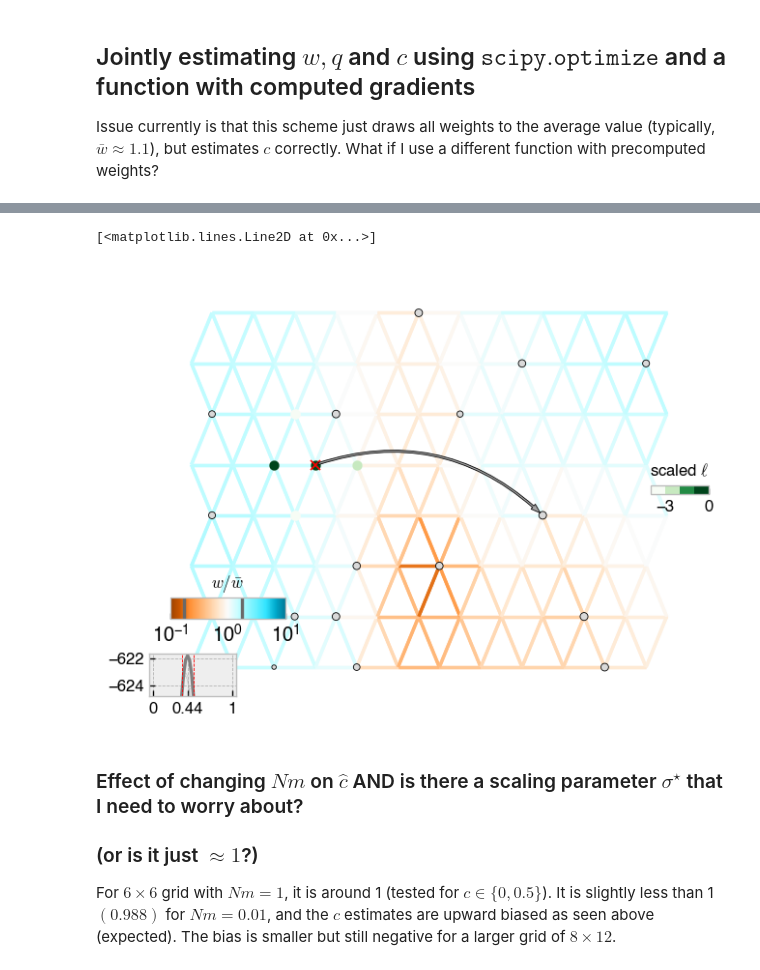
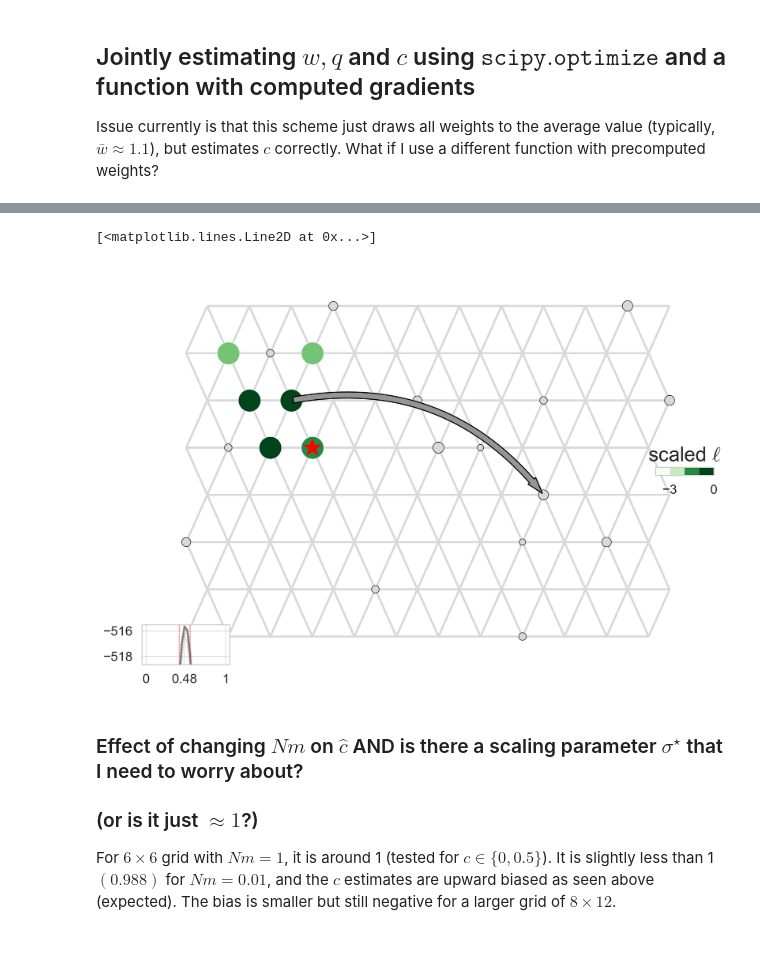
Before and after one commit to NovembreLab/feems, a Jupyter notebook: docs/notebooks/est-long-range.ipynb, the cells around one changed output, grey strips where cells are left out. Cells and saved outputs as stored; diff of their text form; code cells hidden in the pictures.

```diff
--- a/docs/notebooks/est-long-range.ipynb
+++ b/docs/notebooks/est-long-range.ipynb
@@ -57,7 +57,6 @@ plt.rcParams.update({
     "font.family": "Helvetica"
 })
 plt.rcParams['axes.axisbelow'] = True
-plt.style.use('bmh')
 rng = np.random.default_rng(2022)
 # %% [output]
 The autoreload extension is already loaded. To reload it, use:
@@ -470,8 +501,8 @@ Text(0, 0.5, 'empirical distance')
 # gen_test = np.delete(gen_test,np.where(gen_test.sum(axis=0)==0)[0],1)
 # gen_test = np.delete(gen_test,np.where(gen_test.sum(axis=0)==2*gen_test.shape[0])[0],1)
 # sp_graph = FEEMSmix_SpatialGraph(gen_test, coord, grid_def, edge_def)
-# sp_graph.fit(lamb=.5,optimize_q='n-dim',lamb_q=1.);
-# obj = FEEMSmix_Objective(sp_graph); obj.inv(); obj.grad(reg=False)
+sp_graph.fit(lamb=.5,optimize_q='n-dim',lamb_q=1.);
+obj = FEEMSmix_Objective(sp_graph); obj.inv(); obj.grad(reg=False)
 # sp_graph.sequential_fit()
 # top = obj.extract_outliers(0.25, verbose=True); #obj.inv(); obj.Lpinv = np.linalg.pinv(sp_graph.L.todense()); obj.grad(reg=False)
 # df = obj.calc_contour(destid=44,search_area='all',exclude_boundary=False)
@@ -1158,4 +1185,4 @@ Issue currently is that this scheme just draws all weights to the average value
 # gen_test = gen_test_80[list(range(np.sum(ss[:51])//2))+list(range(np.sum(ss[:52])//2,np.sum(ss)//2)),:]
 # gen_test = np.delete(gen_test,np.where(gen_test.sum(axis=0)==0)[0],1)
 # gen_test = np.delete(gen_test,np.where(gen_test.sum(axis=0)==2*gen_test.shape[0])[0],1)
-sp_graph = FEEMSmix_SpatialGraph(gen_test, coord, grid_def, edge_def)
+# sp_graph = FEEMSmix_SpatialGraph(gen_test, coord, grid_def, edge_def)
@@ -1177,10 +1211,18 @@ print(np.where(np.nanmin(np.nanmean(cvq_err,axis=0))==np.nanmean(cvq_err,axis=0)
 # %%
-sp_graph.fit(lamb=1.5,optimize_q='n-dim',lamb_q=0.5); obj = FEEMSmix_Objective(sp_graph);
+sp_graph.fit(lamb=.5,optimize_q='n-dim',lamb_q=0.5); obj = FEEMSmix_Objective(sp_graph);
 obj.inv(); obj.grad(reg=False); obj.Lpinv = np.linalg.pinv(sp_graph.L.todense())
-obj.extract_outliers()
-# oldw = deepcopy(sp_graph.w)
-# obj.eems_neg_log_lik() # -> 1036.8
+print(obj.eems_neg_log_lik())
+# obj.extract_outliers()
+
+# oldw = deepcopy(sp_graph.w); olds2 = deepcopy(sp_graph.s2)
+# print(obj.eems_neg_log_lik(), sp_graph.c) # -> 813.9
 # df = obj.calc_contour(destid=44,exclude_boundary=False)
+# %time joint_contour = obj.calc_joint_contour(destid=44, sourceid=51, search_area='radius', opts=2, lamb=1.5, lamb_q=0.5)
+# joint_contour
+# np.max(joint_df['log-lik'].loc[:0])
+# joint_contour, obj.calc_contour(44,sourceid=51,search_area='radius',opts=2)
+# joint_contour, joint_df.loc[topidx-1], df.loc[topidx]
+# df
 # print(df)
 # sp_graph.option='onlyc'
 # %% [output]
@@ -1300,20 +1367,21 @@ lambda=1.500, alpha=0.4368, converged in 1 iterations, train_loss=805.263
 # %%
-fig = plt.figure(dpi=120)
+fig = plt.figure(dpi=220)
 ax = fig.add_subplot(1, 1, 1)
 v = Viz(ax, sp_graph, projection=None, edge_width=2, abs_max=1,
-        edge_alpha=1, edge_zorder=100, sample_pt_size=20, obs_node_size=7.5, sample_pt_color="black", cbar_font_size=10)
-v.draw_edges(use_weights=True); v.draw_edge_colorbar(); v.draw_obs_nodes()
-v.draw_ll_contour(joint_df,levels=[-3]); #v.draw_obs_nodes(use_ids=False);
-v.ax.plot(v.grid[51,0],v.grid[51,1],'rx')
+        edge_alpha=1, edge_zorder=100, sample_pt_size=20, obs_node_size=40, sample_pt_color="black", cbar_font_size=20, cbar_ticklabelsize=16)
+v.draw_edges(use_weights=False);# v.draw_edge_colorbar(); v.draw_obs_nodes()
+v.draw_ll_contour(df,levels=-3); v.draw_obs_nodes(use_ids=False);
+v.draw_arrow([(62,44)],0.5,tw=6,hw=10,hl=16);
+v.ax.plot(v.grid[51,0],v.grid[51,1],'r*',markersize=20,linewidth=50)
 
 # fig = plt.figure(dpi=120)
 # ax = fig.add_subplot(1, 1, 1)
 # v = Viz(ax, sp_graph, projection=None, edge_width=2, oldweights=oldw, halfrange=100,
 #         edge_alpha=1, edge_zorder=100, sample_pt_size=20, obs_node_size=7.5, sample_pt_color="black", cbar_font_size=10)
 # v.draw_edges(use_weights=True, use_foldchange=True); v.draw_edge_change_colorbar(); v.draw_obs_nodes()
 # %% [output]
 [<matplotlib.lines.Line2D at 0x...>]
-[figure, old version]
+[figure, new version]
 # %%
 # randedge = [tuple(np.random.choice(range(80),size=2,replace=False)) for _ in range(100)]
 # randedge = list(set(randedge)-set(sp_graph.edges))
```
Also changed, not shown: parts of 17 cells of this notebook, 6 other files.
